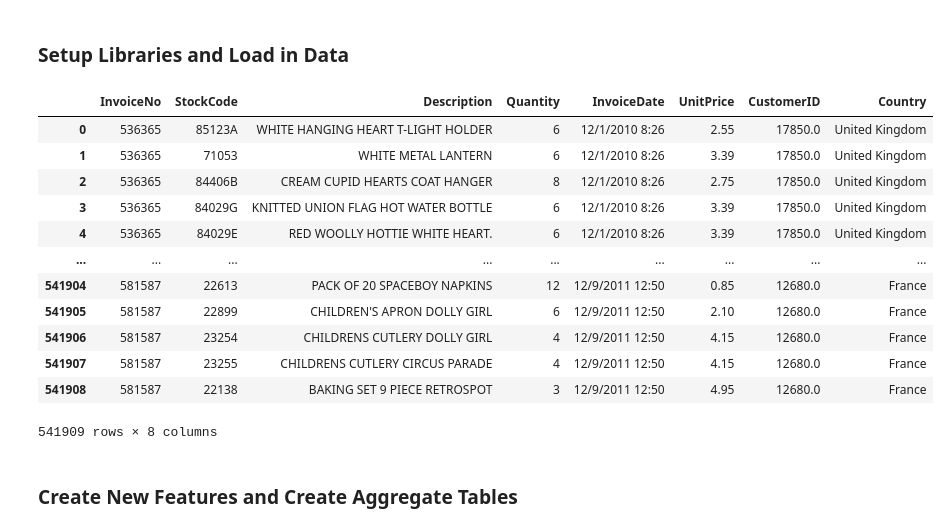
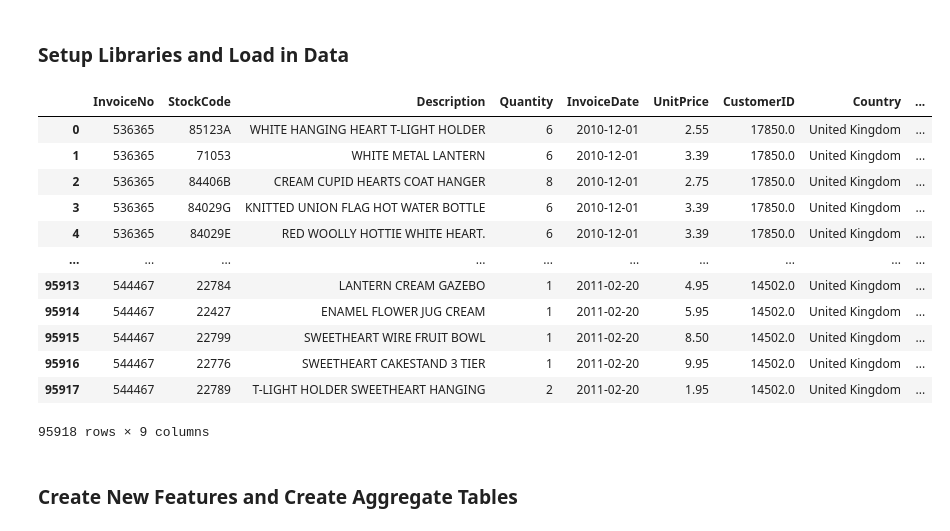
Before and after one commit to hunterkempf/Online-Retail-Prediction, a Jupyter notebook: EDA.ipynb, the cells around one changed output. Drawn from its saved outputs; the diff is of its cells as text; code cells hidden in the pictures.

```diff
--- a/EDA.ipynb
+++ b/EDA.ipynb
@@ -35,22 +39,22 @@ import matplotlib.pyplot as plt
 # %%
 country_mapping_df = pd.read_csv("data/Country Mapping.csv")
 region_mapping_df = pd.read_csv("data/region_mapping.csv")
-retail_sales_df = pd.read_csv("data/Online Retail.csv")
+retail_sales_df = pd.read_csv("data/daily_history/orders_2011-02-20.csv")
 retail_sales_df
 # %% [output]
-|  | InvoiceNo | StockCode | Description | Quantity | InvoiceDate | UnitPrice | CustomerID | Country |
-| 0 | 536365 | 85123A | WHITE HANGING HEART T-LIGHT HOLDER | 6 | 12/1/2010 8:26 | 2.55 | 17850.0 | United Kingdom |
-| 1 | 536365 | 71053 | WHITE METAL LANTERN | 6 | 12/1/2010 8:26 | 3.39 | 17850.0 | United Kingdom |
-| 2 | 536365 | 84406B | CREAM CUPID HEARTS COAT HANGER | 8 | 12/1/2010 8:26 | 2.75 | 17850.0 | United Kingdom |
-| 3 | 536365 | 84029G | KNITTED UNION FLAG HOT WATER BOTTLE | 6 | 12/1/2010 8:26 | 3.39 | 17850.0 | United Kingdom |
-| 4 | 536365 | 84029E | RED WOOLLY HOTTIE WHITE HEART. | 6 | 12/1/2010 8:26 | 3.39 | 17850.0 | United Kingdom |
-| ... | ... | ... | ... | ... | ... | ... | ... | ... |
-| 541904 | 581587 | 22613 | PACK OF 20 SPACEBOY NAPKINS | 12 | 12/9/2011 12:50 | 0.85 | 12680.0 | France |
-| 541905 | 581587 | 22899 | CHILDREN'S APRON DOLLY GIRL | 6 | 12/9/2011 12:50 | 2.10 | 12680.0 | France |
-| 541906 | 581587 | 23254 | CHILDRENS CUTLERY DOLLY GIRL | 4 | 12/9/2011 12:50 | 4.15 | 12680.0 | France |
-| 541907 | 581587 | 23255 | CHILDRENS CUTLERY CIRCUS PARADE | 4 | 12/9/2011 12:50 | 4.15 | 12680.0 | France |
-| 541908 | 581587 | 22138 | BAKING SET 9 PIECE RETROSPOT | 3 | 12/9/2011 12:50 | 4.95 | 12680.0 | France |
+|  | InvoiceNo | StockCode | Description | Quantity | InvoiceDate | UnitPrice | CustomerID | Country | ... |
+| 0 | 536365 | 85123A | WHITE HANGING HEART T-LIGHT HOLDER | 6 | 2010-12-01 | 2.55 | 17850.0 | United Kingdom | ... |
+| 1 | 536365 | 71053 | WHITE METAL LANTERN | 6 | 2010-12-01 | 3.39 | 17850.0 | United Kingdom | ... |
+| 2 | 536365 | 84406B | CREAM CUPID HEARTS COAT HANGER | 8 | 2010-12-01 | 2.75 | 17850.0 | United Kingdom | ... |
+| 3 | 536365 | 84029G | KNITTED UNION FLAG HOT WATER BOTTLE | 6 | 2010-12-01 | 3.39 | 17850.0 | United Kingdom | ... |
+| 4 | 536365 | 84029E | RED WOOLLY HOTTIE WHITE HEART. | 6 | 2010-12-01 | 3.39 | 17850.0 | United Kingdom | ... |
+| ... | ... | ... | ... | ... | ... | ... | ... | ... | ... |
+| 95913 | 544467 | 22784 | LANTERN CREAM GAZEBO | 1 | 2011-02-20 | 4.95 | 14502.0 | United Kingdom | ... |
+| 95914 | 544467 | 22427 | ENAMEL FLOWER JUG CREAM | 1 | 2011-02-20 | 5.95 | 14502.0 | United Kingdom | ... |
+| 95915 | 544467 | 22799 | SWEETHEART WIRE FRUIT BOWL | 1 | 2011-02-20 | 8.50 | 14502.0 | United Kingdom | ... |
+| 95916 | 544467 | 22776 | SWEETHEART CAKESTAND 3 TIER | 1 | 2011-02-20 | 9.95 | 14502.0 | United Kingdom | ... |
+| 95917 | 544467 | 22789 | T-LIGHT HOLDER SWEETHEART HANGING | 2 | 2011-02-20 | 1.95 | 14502.0 | United Kingdom | ... |
-541909 rows × 8 columns
+95918 rows × 9 columns
 # %% [markdown]
 ### Create New Features and Create Aggregate Tables
 # %%
```
Also changed, not shown: parts of 19 cells of this notebook, 1 other file.
